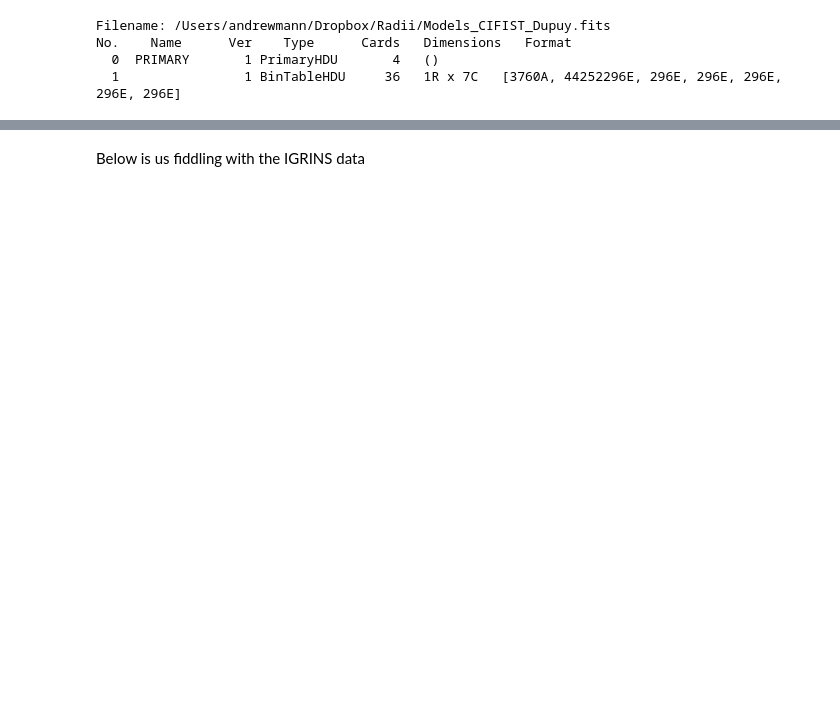
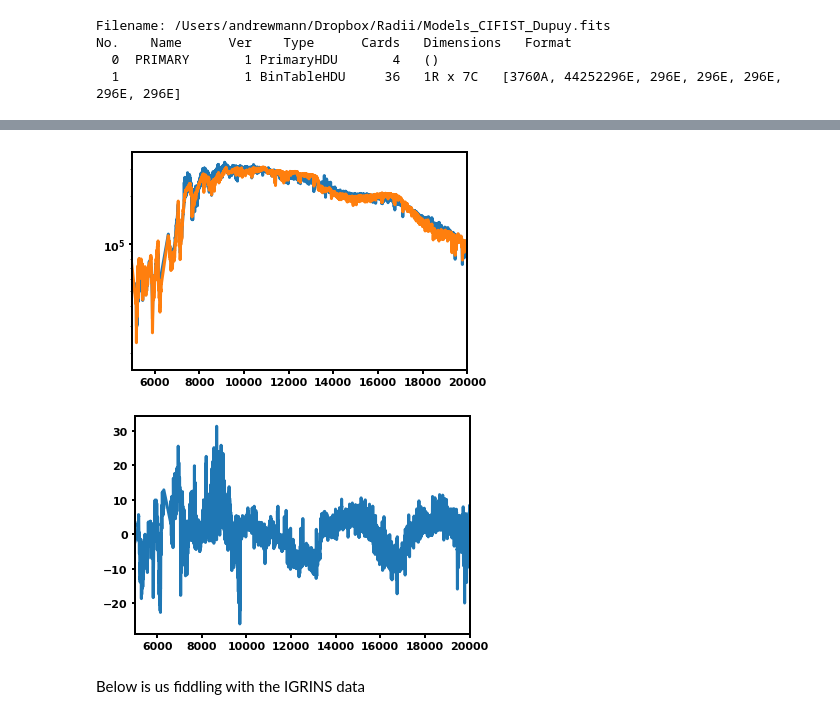
Before and after one commit to awmann/K233Spots, a Jupyter notebook: multi_spec_fit.ipynb, the cells around one changed output, grey strips where cells are left out. Saved outputs shown, nothing was run; the diff lists cells and outputs as text; code cells hidden in the pictures; blank space fills up the shorter version.

```diff
--- a/multi_spec_fit.ipynb
+++ b/multi_spec_fit.ipynb
@@ -169,7 +175,7 @@ def doublespec(teffs,spectra, teff1,teff2,fS):
 #define functions for MCMC
 def ln_prior(theta):
     Tsurf, Tspot, fS, a, b, c, AV, loff, f = theta
-    if AV > 2 or AV < 0.3 or (loff < -3) or (loff > 3) or (Tspot < 1500) or (Tspot > 3900) or (Tsurf < 1500) or (Tsurf > 3900) or fS < 0.0 or fS > 1.0 or f < 0 or f > 1 or Tspot>(Tsurf-200):
+    if AV > 1.5 or AV < 0.3 or (loff < -3) or (loff > 3) or (Tspot < 2000) or (Tspot > 3900) or (Tsurf < 2000) or (Tsurf > 3900) or fS < 0.0 or fS > 1.0 or f < 0 or f > 0.1 or Tspot>(Tsurf-100) or a/b >2 or a/b < 0.5 or a/c < 0.5 or a/c > 2:
         return -np.inf
     return 0
 
@@ -183,9 +189,9 @@ def ln_likelihood(theta, modelteff, modelspectra, wav, obsspec, obstype, obserr
     modelspec_smooth = modelspec_shift
     reddened = modelspec_smooth*ext.extinguish(wav*u.AA, Av=AV)
 
-    modelspec_norm = np.array(reddened)
-    obsspec_norm = np.array(obsspec)
-    obsspec_err_norm = np.array(obserr)
+    modelspec_norm = np.array(reddened)/np.mean(reddened)
+    obsspec_norm = np.array(obsspec)/np.mean(obsspec)
+    obsspec_err_norm = np.array(obserr)/np.mean(obsspec)
     obsspec_norm[np.where(obstype == 1)]*=a
     obsspec_norm[np.where(obstype == 2)]*=b
     obsspec_norm[np.where(obstype == 3)]*=c
@@ -193,11 +199,15 @@ def ln_likelihood(theta, modelteff, modelspectra, wav, obsspec, obstype, obserr
     obsspec_err_norm[np.where(obstype == 2)]*=b
     obsspec_err_norm[np.where(obstype == 3)]*=c
     ## due to edge effects, we need to trim the first and last ~20 points
-
     diff = (modelspec_norm - obsspec_norm)
     s_squared = np.square(obsspec_err_norm) + np.square(f*obsspec_norm)
     p = (1. / np.sqrt(2. * np.pi * s_squared)) * np.exp(-np.square(diff) / (2. * s_squared))
-    output = np.sum(np.log(p[20:np.size(modelspec_norm)-20]))
+    ## what if we just removed the 20 worst points instead?
+    tmp = np.sort(p)
+    #print(tmp)
+    #print(tmp[int(np.round(np.size(tmp)*0.01)):np.size(tmp)])
+    output = np.sum(np.log(tmp[int(np.round(np.size(tmp)*0.01)):np.size(tmp)]))
+    #output = np.sum(np.log(p[20:np.size(modelspec_norm)-20]))
     return output
 
 def ln_posterior(theta, modelteff, modelspectra, wav, obsspec, obstype, obserr ):
@@ -242,7 +252,7 @@ mteff = np.array(list(modelteff))
 mwav = np.array(list(modelwave))
 
 print('if this is inf, we have a problem:')
-initial_guesses = [3611, 2500, 0.2, 298591, 280369, 285025, 0.56, -0.923, 0.05]
+initial_guesses = [3500, 2500, 0.2, 1,1,1, 0.56, 1, 0.05]
 print(ln_posterior(initial_guesses,mteff,mspec,mwav,ospec,otype,oerr))
 
 pos0 = []
@@ -274,7 +284,7 @@ initializing walkers: (if you see a lot if inf, break this)
 # %%
-nsteps = 50000
-burn = 10000
-thin = 10
+nsteps = 10000
+burn = 2000
+thin = 5
 
 sampler = emcee.EnsembleSampler(nwalkers, ndim, ln_posterior, args=(mteff,mspec,mwav,ospec,otype,oerr), threads=nthreads)
 sampler.run_mcmc(pos0, nsteps,progress=True)
@@ -340,34 +368,37 @@ wav = np.array(mwav)
 obsspec = np.array(ospec)
 obstype = np.array(otype)
 obserr = np.array(oerr)
 Tsurf, Tspot, fS, a, b, c, AV, loff, f = best
 modelspec = doublespec(modelteff,modelspectra,Tsurf,Tspot,fS)
 newwav = wav + loff
 interpfunc = interpolate.interp1d(newwav, modelspec, kind='linear',fill_value="extrapolate")
 modelspec_shift = interpfunc(wav)
 modelspec_smooth = modelspec_shift
 reddened = modelspec_smooth*ext.extinguish(wav*u.AA, Av=AV)
 
 #l = np.where(modelwave < 5200)
 #reddened[l]/=a
 modelspec_norm = np.array(reddened)
 obsspec_norm = np.array(obsspec)
 obsspec_err_norm = np.array(obserr)
 obsspec_norm[np.where(obstype == 1)]*=a
 obsspec_norm[np.where(obstype == 2)]*=b
 obsspec_norm[np.where(obstype == 3)]*=c
 obsspec_err_norm[np.where(obstype == 1)]*=a
 obsspec_err_norm[np.where(obstype == 2)]*=b
 obsspec_err_norm[np.where(obstype == 3)]*=c
 
 plt.plot(wav,obsspec_norm)
 plt.plot(wav,reddened)
 plt.yscale('log')
-plt.xlim(5000,10000)
+plt.xlim(5000,20000)
 plt.show()
 
 plt.plot(wav,(obsspec_norm-reddened)/obsspec_err_norm)
-plt.xlim(5000,10000)#6050-6175
+plt.xlim(5000,20000)#6050-6175
 plt.show()
+# %% [output]
+[figure, added]
+[figure, added]
 # %% [markdown]
 Below is us fiddling with the IGRINS data
```
Also changed, not shown: parts of 13 cells of this notebook, 2 other files.
